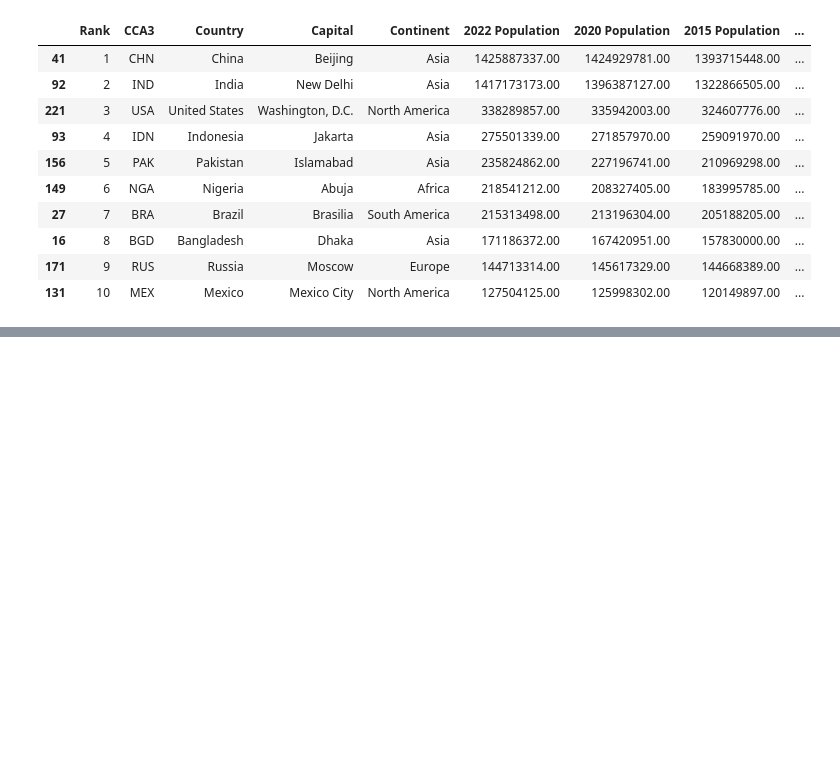
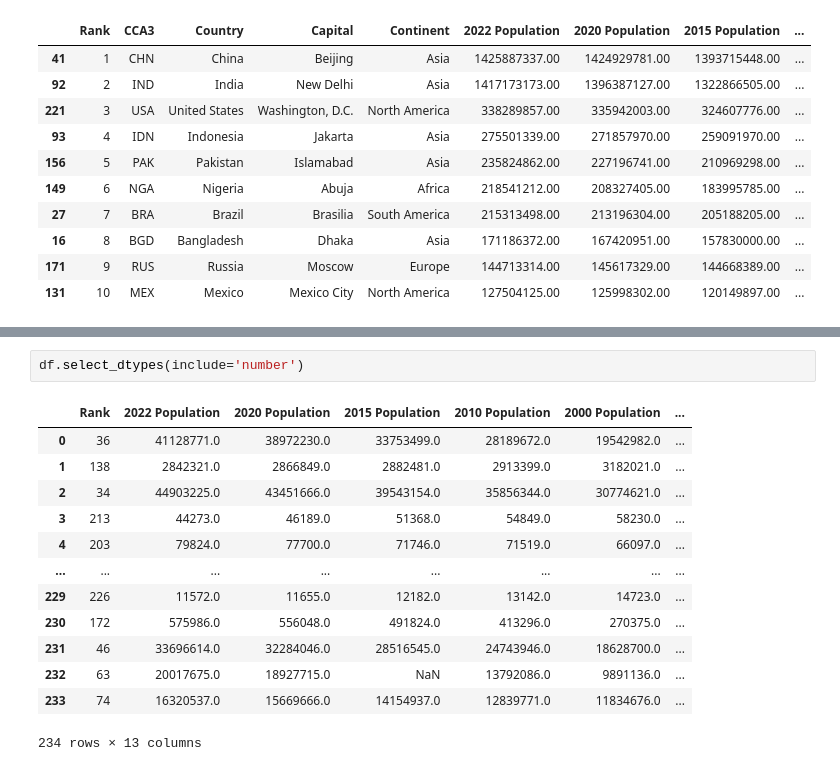
Before and after one commit to alghif4ri/Python-Pandas-Learning, a Jupyter notebook: Exploratory Data Analysis.ipynb, the cells around one changed output, grey strips where cells are left out. Cells and saved outputs as stored; diff of their text form; blank space fills up the shorter version.

```diff
--- a/Exploratory Data Analysis.ipynb
+++ b/Exploratory Data Analysis.ipynb
@@ -150,0 +213,16 @@ df
+# %%
+df.select_dtypes(include='number')
+# %% [output]
+|  | Rank | 2022 Population | 2020 Population | 2015 Population | 2010 Population | 2000 Population | ... |
+| 0 | 36 | 41128771.0 | 38972230.0 | 33753499.0 | 28189672.0 | 19542982.0 | ... |
+| 1 | 138 | 2842321.0 | 2866849.0 | 2882481.0 | 2913399.0 | 3182021.0 | ... |
+| 2 | 34 | 44903225.0 | 43451666.0 | 39543154.0 | 35856344.0 | 30774621.0 | ... |
+| 3 | 213 | 44273.0 | 46189.0 | 51368.0 | 54849.0 | 58230.0 | ... |
+| 4 | 203 | 79824.0 | 77700.0 | 71746.0 | 71519.0 | 66097.0 | ... |
+| ... | ... | ... | ... | ... | ... | ... | ... |
+| 229 | 226 | 11572.0 | 11655.0 | 12182.0 | 13142.0 | 14723.0 | ... |
+| 230 | 172 | 575986.0 | 556048.0 | 491824.0 | 413296.0 | 270375.0 | ... |
+| 231 | 46 | 33696614.0 | 32284046.0 | 28516545.0 | 24743946.0 | 18628700.0 | ... |
+| 232 | 63 | 20017675.0 | 18927715.0 | NaN | 13792086.0 | 9891136.0 | ... |
+| 233 | 74 | 16320537.0 | 15669666.0 | 14154937.0 | 12839771.0 | 11834676.0 | ... |
+234 rows × 13 columns
```
Also changed, not shown: parts of 8 cells of this notebook.
